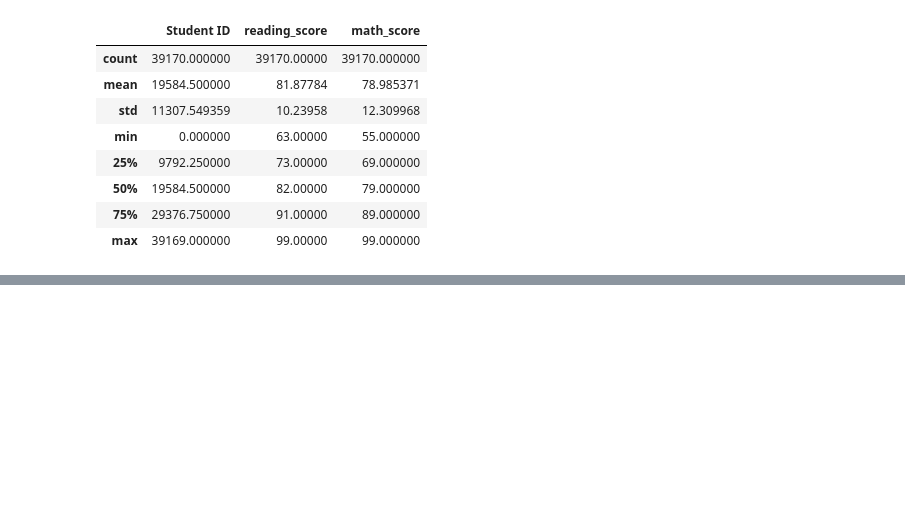
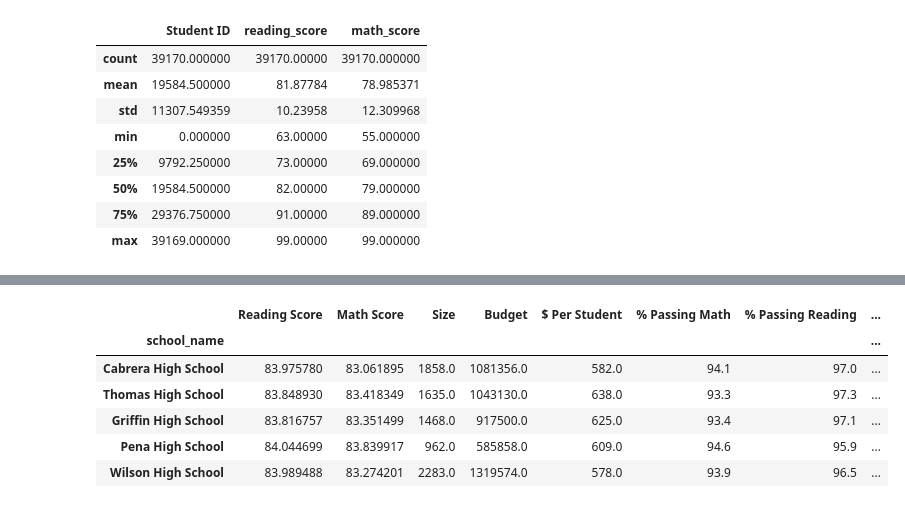
Before and after one commit to bman511/PyAcademy, a Jupyter notebook: PyCitySchoolsAnalysis.ipynb, the cells around one changed output, grey strips where cells are left out. Cells and saved outputs as stored; diff of their text form; code cells hidden in the pictures; blank space fills up the shorter version.

```diff
--- a/PyCitySchoolsAnalysis.ipynb
+++ b/PyCitySchoolsAnalysis.ipynb
@@ -287,0 +170,12 @@ group_by_type
+# %%
+#Show top five schools sorted by overall passing percentage
+top_five = final_school_df.sort_values('Overall Passing',ascending=False).head()
+top_five
+# %% [output]
+|  | Reading Score | Math Score | Size | Budget | $ Per Student | % Passing Math | % Passing Reading | ... |
+| school_name |  |  |  |  |  |  |  | ... |
+| Cabrera High School | 83.975780 | 83.061895 | 1858.0 | 1081356.0 | 582.0 | 94.1 | 97.0 | ... |
+| Thomas High School | 83.848930 | 83.418349 | 1635.0 | 1043130.0 | 638.0 | 93.3 | 97.3 | ... |
+| Griffin High School | 83.816757 | 83.351499 | 1468.0 | 917500.0 | 625.0 | 93.4 | 97.1 | ... |
+| Pena High School | 84.044699 | 83.839917 | 962.0 | 585858.0 | 609.0 | 94.6 | 95.9 | ... |
+| Wilson High School | 83.989488 | 83.274201 | 2283.0 | 1319574.0 | 578.0 | 93.9 | 96.5 | ... |
```
Also changed, not shown: parts of 36 cells of this notebook.
